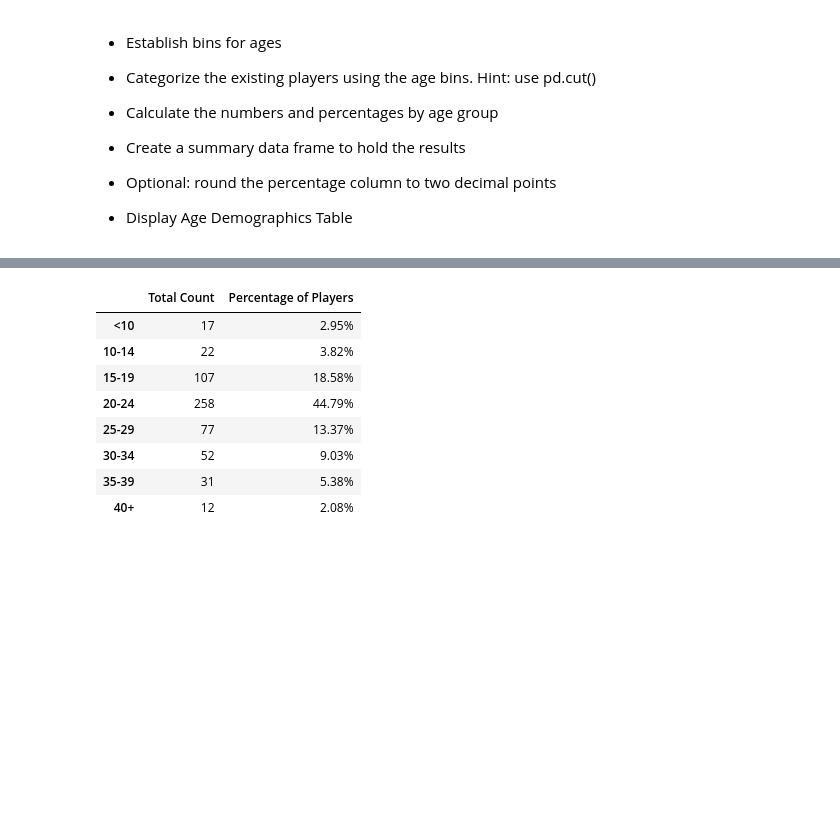
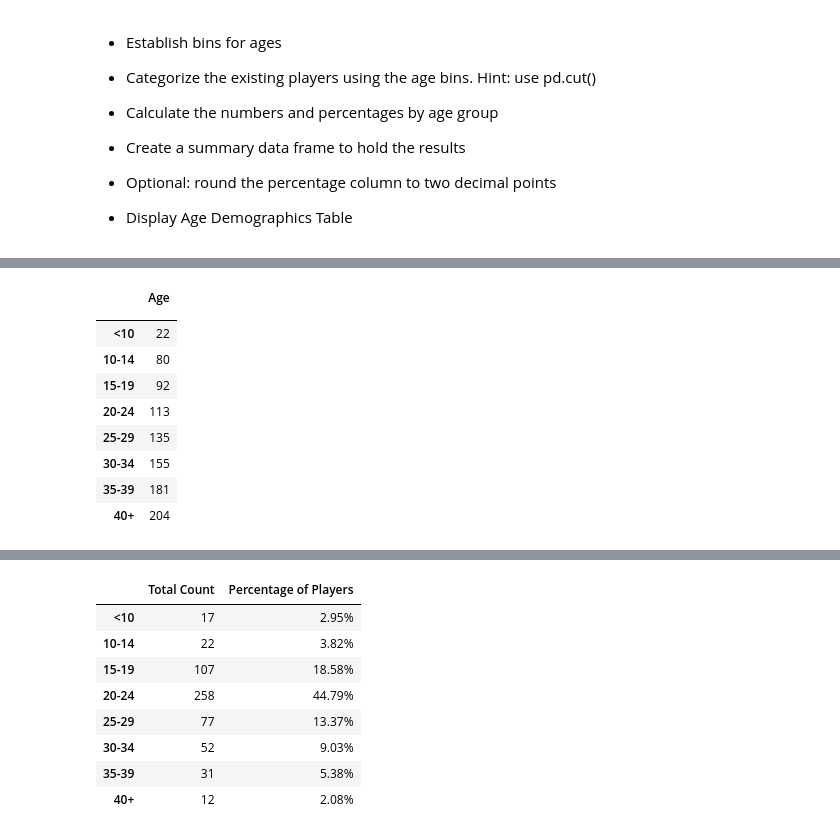
Before and after one commit to cdturner618/Panda-Challenge, a Jupyter notebook: HeroesOfPymoli/HeroesOfPymoli_starter.ipynb, the cells around one changed output, grey strips where cells are left out. Cells and saved outputs as stored; diff of their text form; code cells hidden in the pictures; blank space fills up the shorter version.

```diff
--- a/HeroesOfPymoli/HeroesOfPymoli_starter.ipynb
+++ b/HeroesOfPymoli/HeroesOfPymoli_starter.ipynb
@@ -265,3 +247,6 @@ AttributeError: 'DataFrame' object has no attribute 'descirbe'
 
 
 * Display Age Demographics Table
+# %%
+age_df= gamer_df[["Age"]].head()
+age_df.head()
@@ -267,0 +285,10 @@ AttributeError: 'DataFrame' object has no attribute 'descirbe'
+# %%
+#created Bins in which data will be held
+bins =[0,9,14,19,24,29,34,39,50]
+
+#names for bins
+
+age_groups = ["<10", "10-14","15-19","20-24","25-29","30-34","35-39","40+"]
+# %%
+age_df[""]=pd.cut(age_df["Age"],bins,labels=age_groups, include_lowest= True)
+age_df.head()
@@ -267,0 +302,14 @@ AttributeError: 'DataFrame' object has no attribute 'descirbe'
+# %%
+total_age_df=age_df.groupby("")
+total_age_df.sum()
+# %% [output]
+|  | Age |
+|  |  |
+| <10 | 22 |
+| 10-14 | 80 |
+| 15-19 | 92 |
+| 20-24 | 113 |
+| 25-29 | 135 |
+| 30-34 | 155 |
+| 35-39 | 181 |
+| 40+ | 204 |
```
Also changed, not shown: parts of 10 cells of this notebook.
